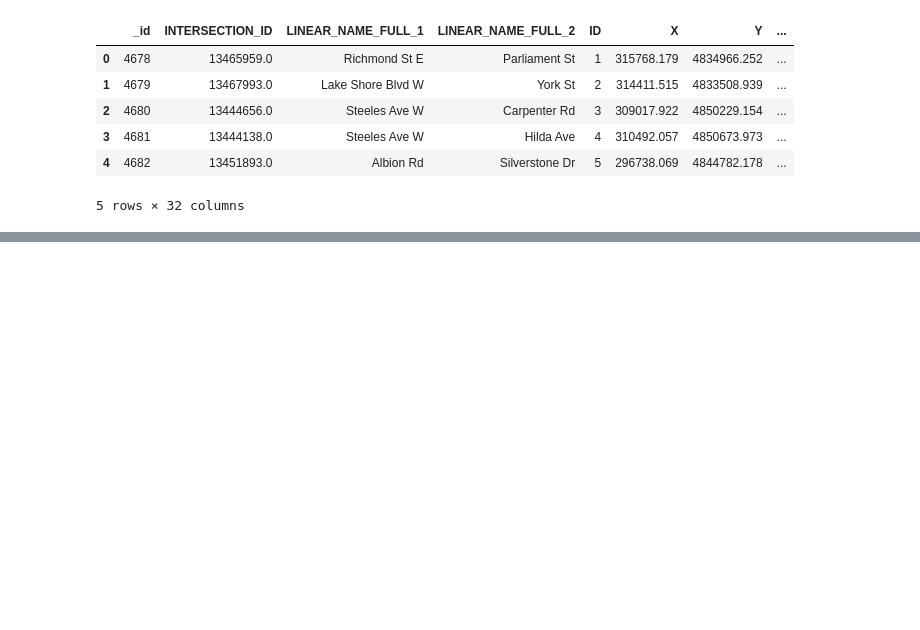
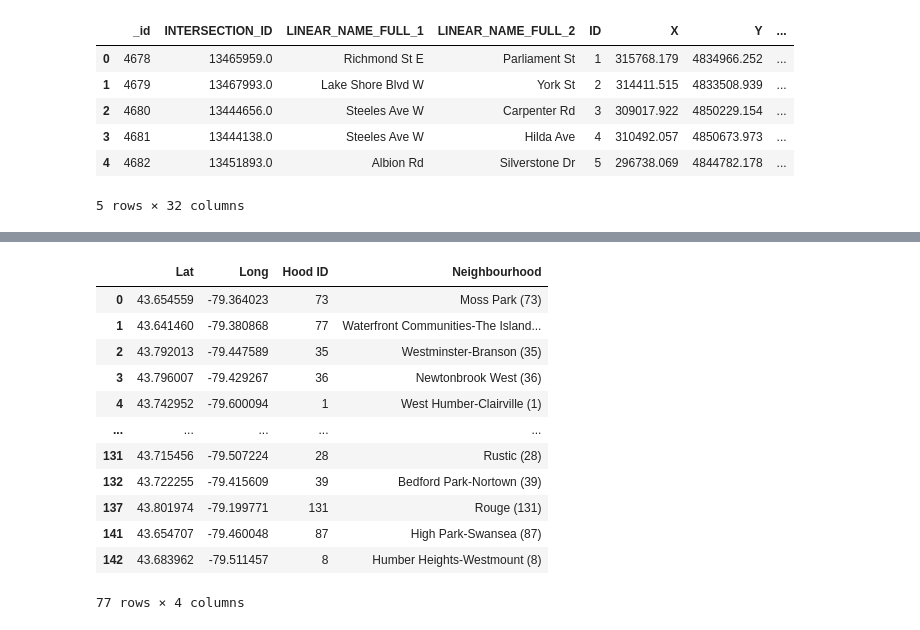
Before and after one commit to saif-gorges/GTA-Crime-and-Income-Analysis, a Jupyter notebook: Red Light Data/Red Lights.ipynb, the cells around one changed output, grey strips where cells are left out. Saved outputs shown, nothing was run; the diff lists cells and outputs as text; code cells hidden in the pictures; blank space fills up the shorter version.

```diff
--- a/Red Light Data/Red Lights.ipynb
+++ b/Red Light Data/Red Lights.ipynb
@@ -85,0 +122,17 @@ clean_lights['Neighbourhood'].value_counts()
+# %%
+clean_lights_df = clean_lights.drop_duplicates(subset='Neighbourhood', keep='first')
+clean_lights_df
+# %% [output]
+|  | Lat | Long | Hood ID | Neighbourhood |
+| 0 | 43.654559 | -79.364023 | 73 | Moss Park (73) |
+| 1 | 43.641460 | -79.380868 | 77 | Waterfront Communities-The Island... |
+| 2 | 43.792013 | -79.447589 | 35 | Westminster-Branson (35) |
+| 3 | 43.796007 | -79.429267 | 36 | Newtonbrook West (36) |
+| 4 | 43.742952 | -79.600094 | 1 | West Humber-Clairville (1) |
+| ... | ... | ... | ... | ... |
+| 131 | 43.715456 | -79.507224 | 28 | Rustic (28) |
+| 132 | 43.722255 | -79.415609 | 39 | Bedford Park-Nortown (39) |
+| 137 | 43.801974 | -79.199771 | 131 | Rouge (131) |
+| 141 | 43.654707 | -79.460048 | 87 | High Park-Swansea (87) |
+| 142 | 43.683962 | -79.511457 | 8 | Humber Heights-Westmount (8) |
+77 rows × 4 columns
```
Also changed, not shown: parts of 10 cells of this notebook.
